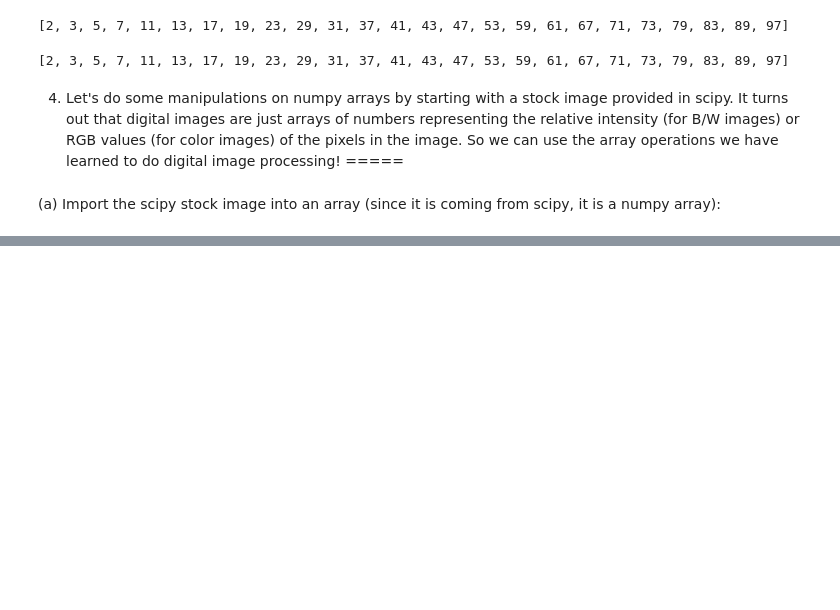
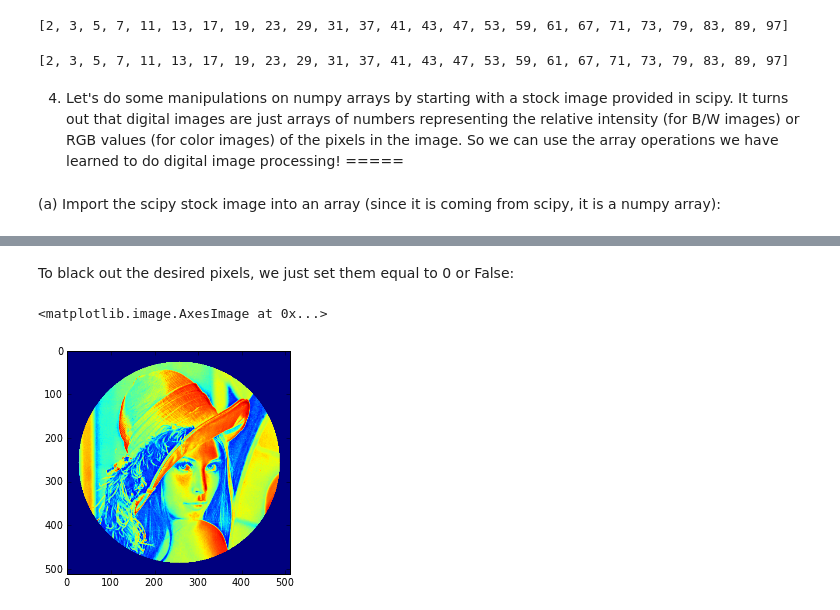
Before and after one commit to advice/PHYS-202-S13, a Jupyter notebook: Week2/NumPyEx1.ipynb, the cells around one changed output, grey strips where cells are left out. Cells and saved outputs as stored; diff of their text form; code cells hidden in the pictures; blank space fills up the shorter version.

```diff
--- a/Week2/NumPyEx1.ipynb
+++ b/Week2/NumPyEx1.ipynb
@@ -125,0 +153,8 @@ print sieve(100)
+# %% [markdown]
+To black out the desired pixels, we just set them equal to 0 or False:
+# %%
+lena[mask] = 0
+imshow(lena)
+# %% [output]
+<matplotlib.image.AxesImage at 0x...>
+[figure, added]
```
Also changed, not shown: parts of 17 cells of this notebook, 1 other file.
